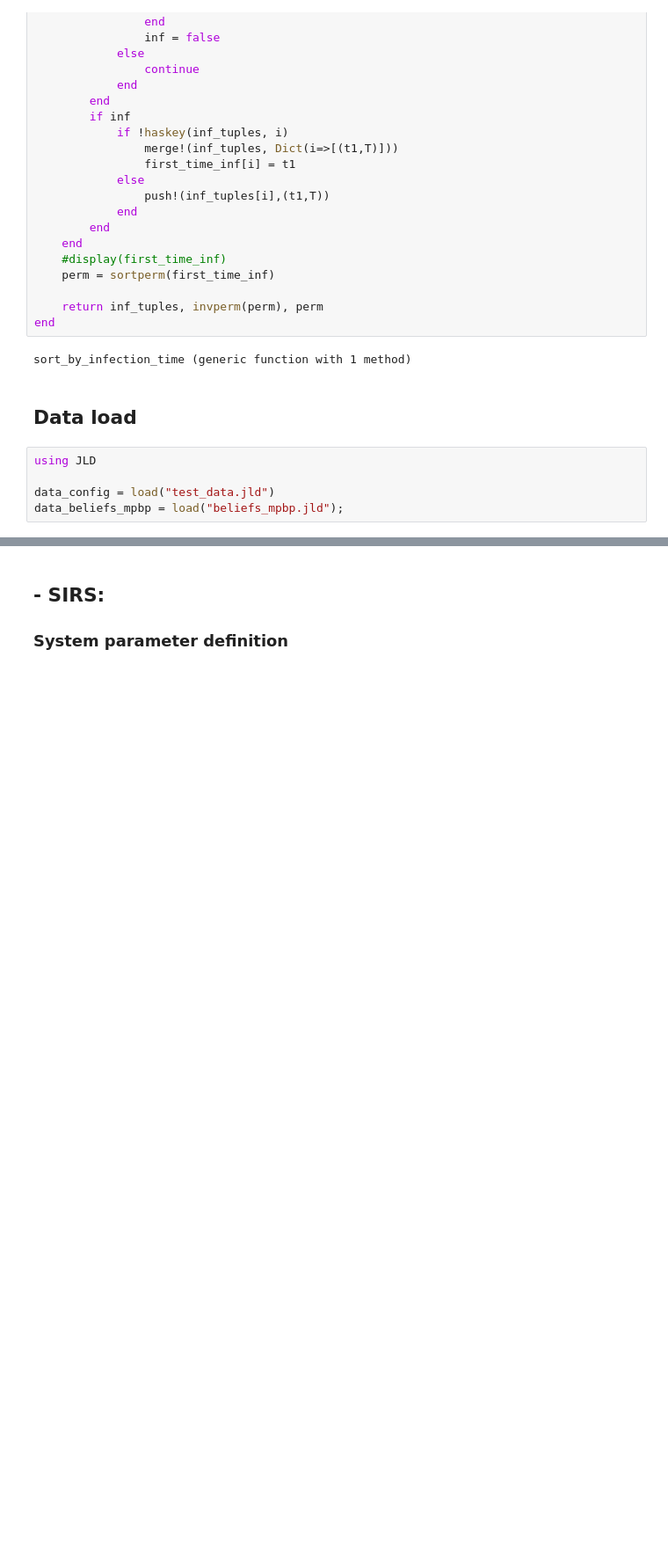
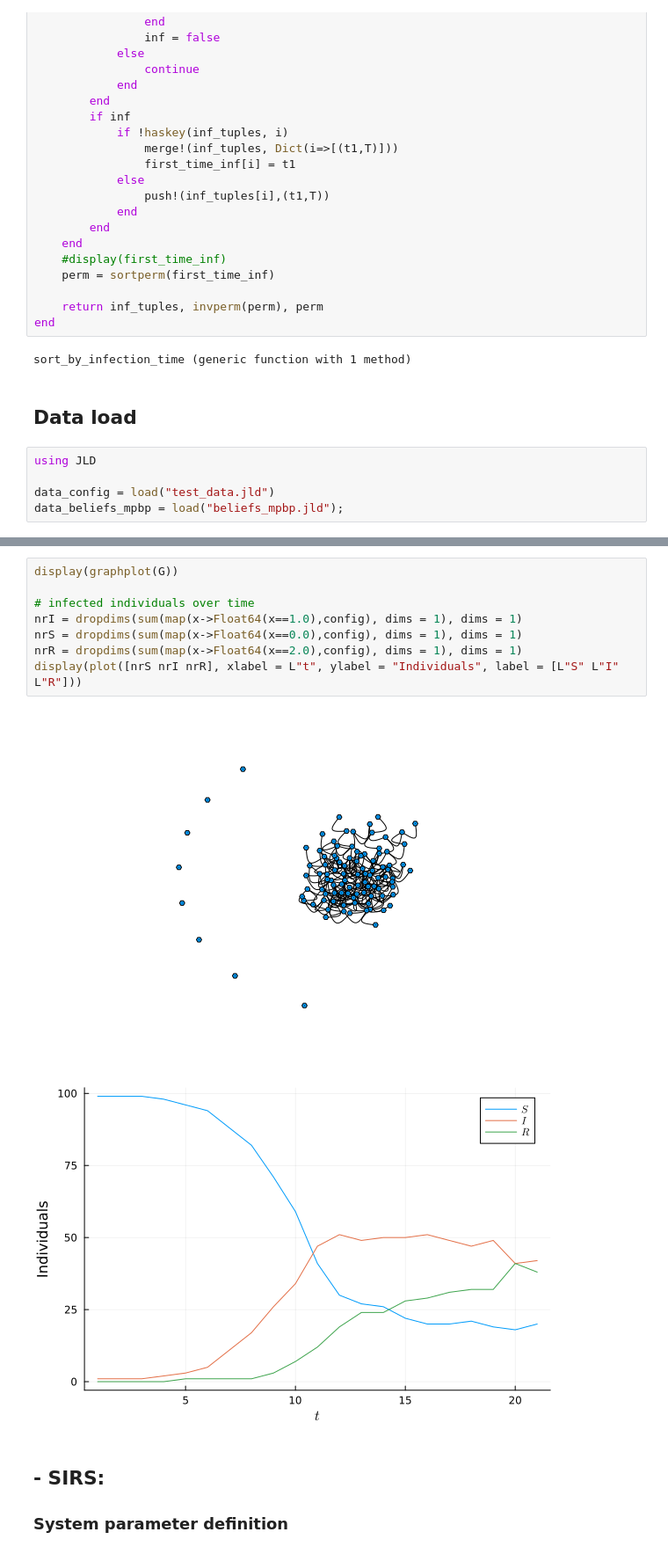
Before and after one commit to Mattiatarabolo/SmallCouplingDynamicCavity.jl, a Jupyter notebook: notebook/SCDC_vs_MPBP.ipynb, the cells around one changed output, grey strips where cells are left out. Shown at 88% size. Drawn from its saved outputs; the diff is of its cells as text; blank space fills up the shorter version.

```diff
--- a/notebook/SCDC_vs_MPBP.ipynb
+++ b/notebook/SCDC_vs_MPBP.ipynb
@@ -102,3 +82,14 @@ obslist
+# %%
+display(graphplot(G))
+
+# infected individuals over time
+nrI = dropdims(sum(map(x->Float64(x==1.0),config), dims = 1), dims = 1)
+nrS = dropdims(sum(map(x->Float64(x==0.0),config), dims = 1), dims = 1)
+nrR = dropdims(sum(map(x->Float64(x==2.0),config), dims = 1), dims = 1)
+display(plot([nrS nrI nrR], xlabel = L"t", ylabel = "Individuals", label = [L"S" L"I" L"R"]))
+# %% [output]
+[figure, added]
+[figure, added]
 # %% [markdown]
 ## - SIRS:
 
```
Also changed, not shown: parts of 4 cells of this notebook, 10 other files.
